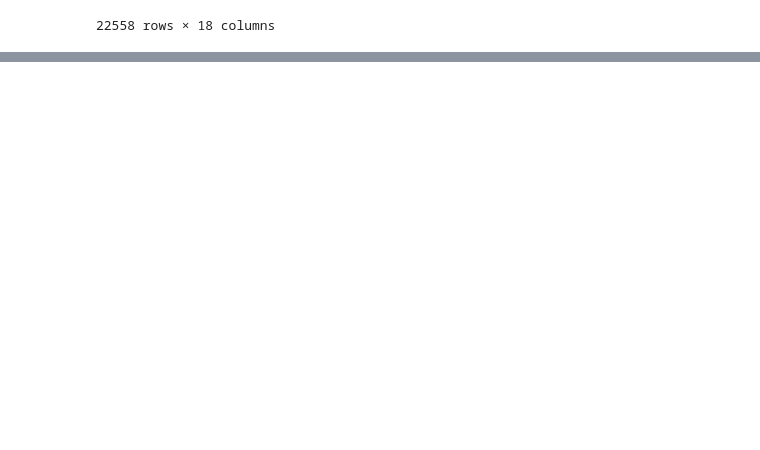
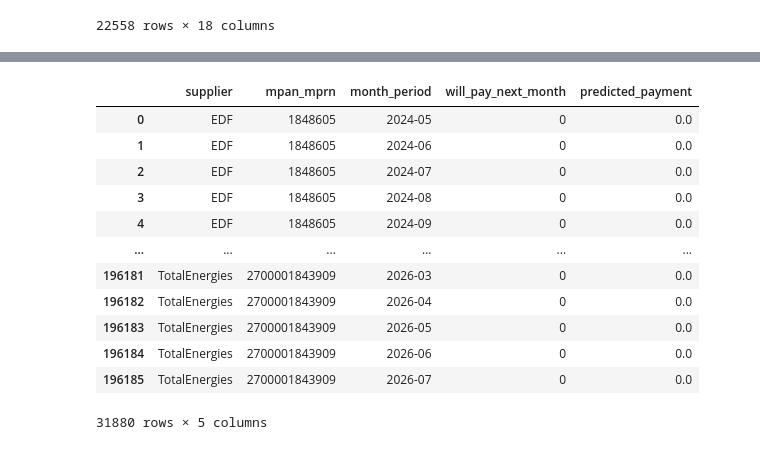
Before and after one commit to ijaycyndy/Data-Cleaning-Using-SQL, a Jupyter notebook: Pozitive_Forecast.ipynb, the cells around one changed output, grey strips where cells are left out. Saved outputs shown, nothing was run; the diff lists cells and outputs as text; code cells hidden in the pictures; blank space fills up the shorter version.

```diff
--- a/Pozitive_Forecast.ipynb
+++ b/Pozitive_Forecast.ipynb
@@ -488,0 +573,69 @@ Regression RMSE: 143.13
+# %%
+# ----------------------------
+# FORECASTING SCRIPT
+
+future_data = forecast_data.copy()
+
+# 1. Feature engineering (same steps used in training)
+future_data["is_upfront"] = (future_data["Payment_Type"].str.lower() == "upfront").astype(int)
+future_data["contract_status_bin"] = (future_data["contract_status"].str.lower() == "active").astype(int)
+
+# 2. One-hot encode season and supplier
+season_dummies_future = pd.get_dummies(future_data["season"], prefix="season")
+supplier_dummies_future = pd.get_dummies(future_data["supplier"], prefix="supplier")
+
+# 3. Align columns with training one-hot structure
+for col in season_dummies.columns:
+    if col not in season_dummies_future:
+        season_dummies_future[col] = 0
+season_dummies_future = season_dummies_future[season_dummies.columns]
+
+for col in supplier_dummies.columns:
+    if col not in supplier_dummies_future:
+        supplier_dummies_future[col] = 0
+supplier_dummies_future = supplier_dummies_future[supplier_dummies.columns]
+
+# 4. Concatenate all features
+future_data = pd.concat([future_data, season_dummies_future, supplier_dummies_future], axis=1)
+
+# 5. Final feature matrix for prediction
+X_future = future_data[features]
+
+# 6. Predict classification (whether supplier will pay)
+future_data["will_pay_next_month"] = clf.predict(X_future)
+
+# 7. Predict payment amount only for rows with expected payment
+X_reg_future = future_data[future_data["will_pay_next_month"] == 1][features]
+future_data.loc[future_data["will_pay_next_month"] == 1, "predicted_payment"] = reg.predict(X_reg_future)
+
+# 8. Fill zero for rows with no expected payment
+future_data["predicted_payment"] = future_data["predicted_payment"].fillna(0)
+
+# 9. Final forecast output
+forecast_result = future_data[[
+    "supplier",
+    "mpan_mprn",
+    "month_period",
+    "will_pay_next_month",
+    "predicted_payment"
+]]
+
+
+forecast_result
+# # Optional: sort or export
+# print(forecast_result.head())
+# # forecast_result.to_csv("predicted_supplier_payments.csv", index=False)
+# %% [output]
+|  | supplier | mpan_mprn | month_period | will_pay_next_month | predicted_payment |
+| 0 | EDF | 1848605 | 2024-05 | 0 | 0.0 |
+| 1 | EDF | 1848605 | 2024-06 | 0 | 0.0 |
+| 2 | EDF | 1848605 | 2024-07 | 0 | 0.0 |
+| 3 | EDF | 1848605 | 2024-08 | 0 | 0.0 |
+| 4 | EDF | 1848605 | 2024-09 | 0 | 0.0 |
+| ... | ... | ... | ... | ... | ... |
+| 196181 | TotalEnergies | 2700001843909 | 2026-03 | 0 | 0.0 |
+| 196182 | TotalEnergies | 2700001843909 | 2026-04 | 0 | 0.0 |
+| 196183 | TotalEnergies | 2700001843909 | 2026-05 | 0 | 0.0 |
+| 196184 | TotalEnergies | 2700001843909 | 2026-06 | 0 | 0.0 |
+| 196185 | TotalEnergies | 2700001843909 | 2026-07 | 0 | 0.0 |
+31880 rows × 5 columns
```
Also changed, not shown: parts of 17 cells of this notebook.
